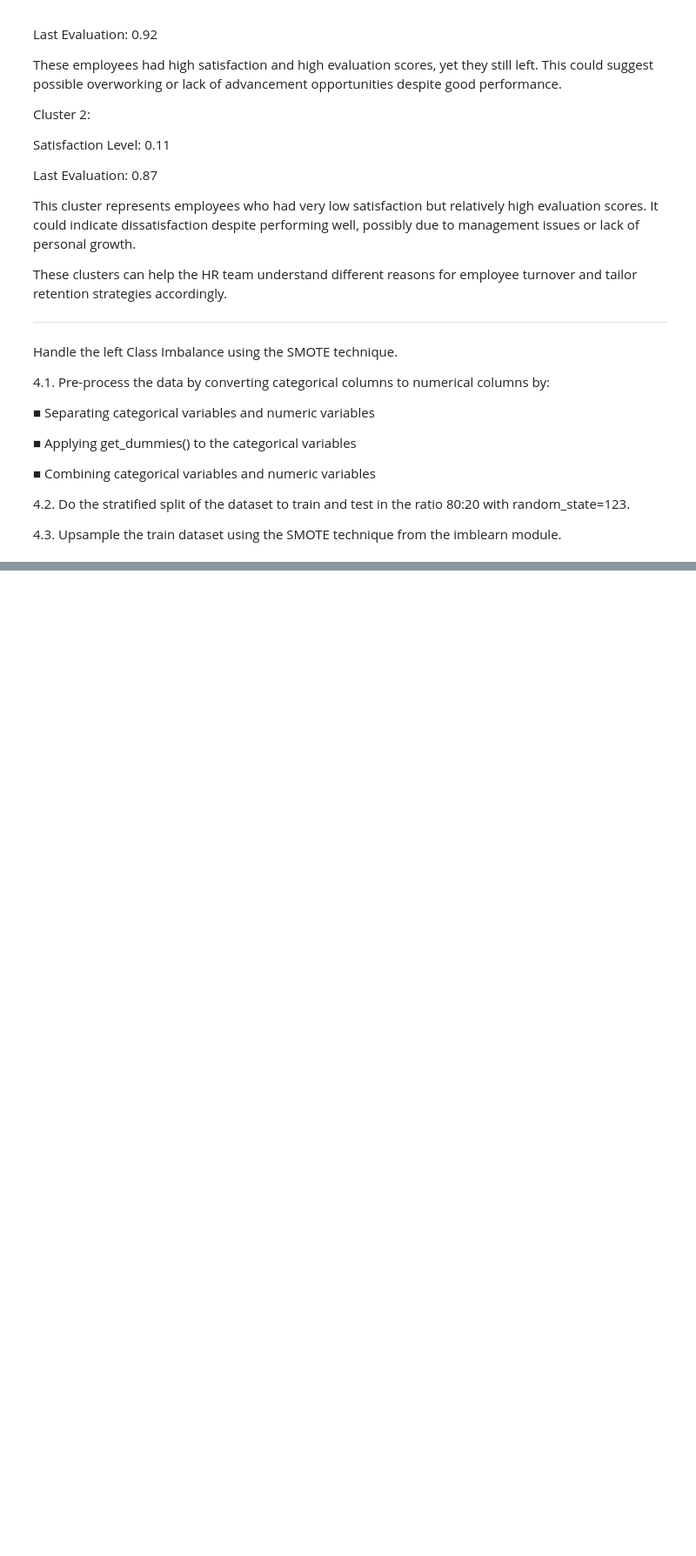
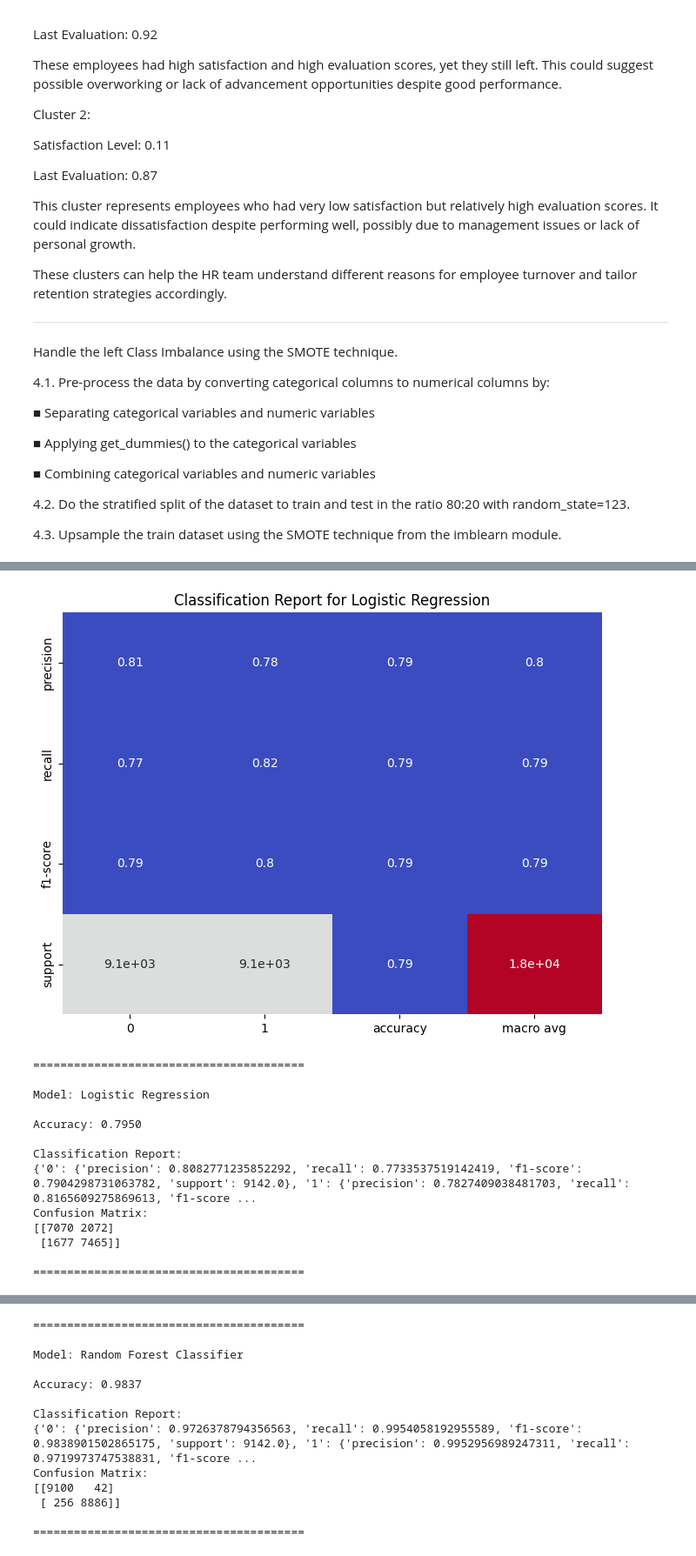
Before and after one commit to agarwalpratik/aiml, a Jupyter notebook: Employee_Turnover_Analytics.ipynb, the cells around one changed output, grey strips where cells are left out. Shown at 87% size. Saved outputs shown, nothing was run; the diff lists cells and outputs as text; code cells hidden in the pictures; blank space fills up the shorter version.

```diff
--- a/Employee_Turnover_Analytics.ipynb
+++ b/Employee_Turnover_Analytics.ipynb
@@ -268,0 +312,63 @@ Handle the left Class Imbalance using the SMOTE technique.
+# %%
+from sklearn.linear_model import LogisticRegression
+from sklearn.ensemble import RandomForestClassifier, GradientBoostingClassifier
+from sklearn.model_selection import cross_val_predict
+from sklearn.metrics import classification_report, accuracy_score, confusion_matrix
+
+# Function to evaluate model performance
+def evaluate_model_performance(y_true, y_pred, model_name):
+    # Accuracy
+    accuracy = accuracy_score(y_true, y_pred)
+
+    # Classification Report
+    report = classification_report(y_true, y_pred, output_dict=True)
+
+    # Confusion Matrix
+    cm = confusion_matrix(y_true, y_pred)
+
+    # Convert the dictionary to a DataFrame for better visualization
+    report_df = pd.DataFrame(report).transpose()
+
+    # Plot the classification report using a heatmap
+    plt.figure(figsize=(8, 6))
+    sns.heatmap(report_df.iloc[:-1, :].T, annot=True, cmap='coolwarm', cbar=False)
+    plt.title(f"Classification Report for {model_name}")
+    plt.show()
+
+    # Display results
+    print(f"\n{'='*40}\n")
+    print(f"Model: {model_name}")
+    print(f"\nAccuracy: {accuracy:.4f}")
+    print(f"\nClassification Report:\n{report}")
+    print(f"Confusion Matrix:\n{cm}")
+    print(f"\n{'='*40}\n")
+
+# 5.1 Logistic Regression Evaluation
+lr_model = LogisticRegression(random_state=123, max_iter=1000)
+y_pred_lr = cross_val_predict(lr_model, X_train_smote, y_train_smote, cv=5)
+evaluate_model_performance(y_train_smote, y_pred_lr, "Logistic Regression")
+
+# 5.2 Random Forest Classifier Evaluation
+rf_model = RandomForestClassifier(random_state=123)
+y_pred_rf = cross_val_predict(rf_model, X_train_smote, y_train_smote, cv=5)
+evaluate_model_performance(y_train_smote, y_pred_rf, "Random Forest Classifier")
+
+# 5.3 Gradient Boosting Classifier Evaluation
+gb_model = GradientBoostingClassifier(random_state=123)
+y_pred_gb = cross_val_predict(gb_model, X_train_smote, y_train_smote, cv=5)
+evaluate_model_performance(y_train_smote, y_pred_gb, "Gradient Boosting Classifier")
+# %% [output]
+[figure, added]
+========================================
+
+Model: Logistic Regression
+
+Accuracy: 0.7950
+
+Classification Report:
+{'0': {'precision': 0.8082771235852292, 'recall': 0.7733537519142419, 'f1-score': 0.7904298731063782, 'support': 9142.0}, '1': {'precision': 0.7827409038481703, 'recall': 0.8165609275869613, 'f1-score ...
+Confusion Matrix:
+[[7070 2072]
+ [1677 7465]]
+
+========================================
@@ -268,0 +376,13 @@ Handle the left Class Imbalance using the SMOTE technique.
+========================================
+
+Model: Random Forest Classifier
+
+Accuracy: 0.9837
+
+Classification Report:
+{'0': {'precision': 0.9726378794356563, 'recall': 0.9954058192955589, 'f1-score': 0.9838901502865175, 'support': 9142.0}, '1': {'precision': 0.9952956989247311, 'recall': 0.9719973747538831, 'f1-score ...
+Confusion Matrix:
+[[9100   42]
+ [ 256 8886]]
+
+========================================
```
Also changed, not shown: parts of 10 cells of this notebook.
